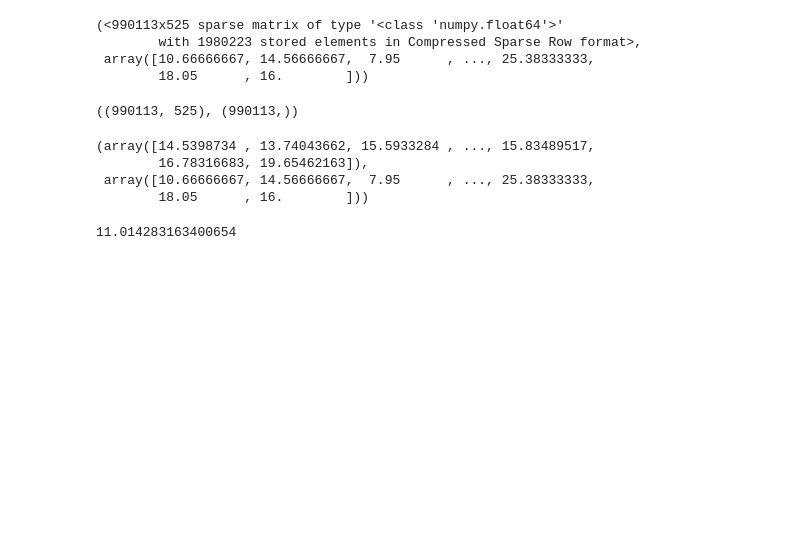
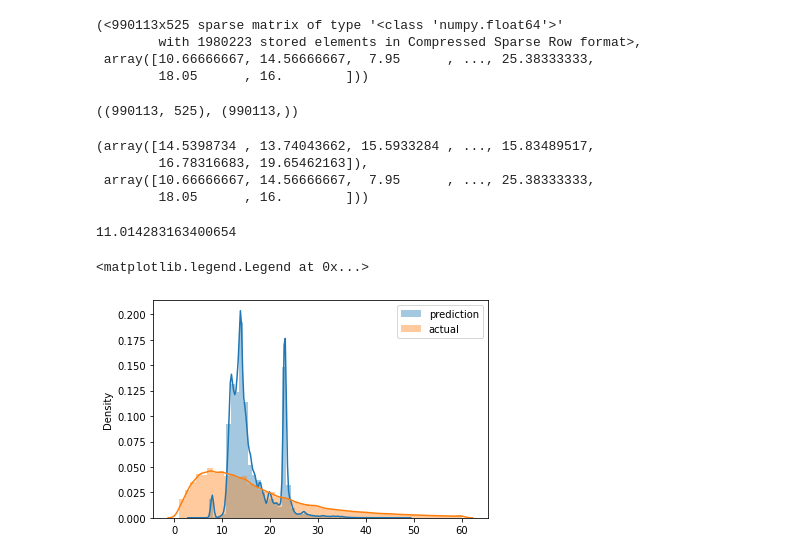
Before and after one commit to arunabha-ghoshal/data-science, a Jupyter notebook: mlops/week_1/notebooks/hw_duration_prediction.ipynb, the cells around one changed output. Saved outputs shown, nothing was run; the diff lists cells and outputs as text; code cells hidden in the pictures; blank space fills up the shorter version.

```diff
--- a/mlops/week_1/notebooks/hw_duration_prediction.ipynb
+++ b/mlops/week_1/notebooks/hw_duration_prediction.ipynb
@@ -152,3 +152,11 @@ RMSE_test = mean_squared_error(y_test, y_feb_pred, squared=False)
 print(RMSE_test)
 # %% [output]
 11.014283163400654
+# %%
+sns.distplot(y_feb_pred, label='prediction')
+sns.distplot(y_test, label='actual')
+
+plt.legend()
+# %% [output]
+<matplotlib.legend.Legend at 0x...>
+[figure, added]
```
